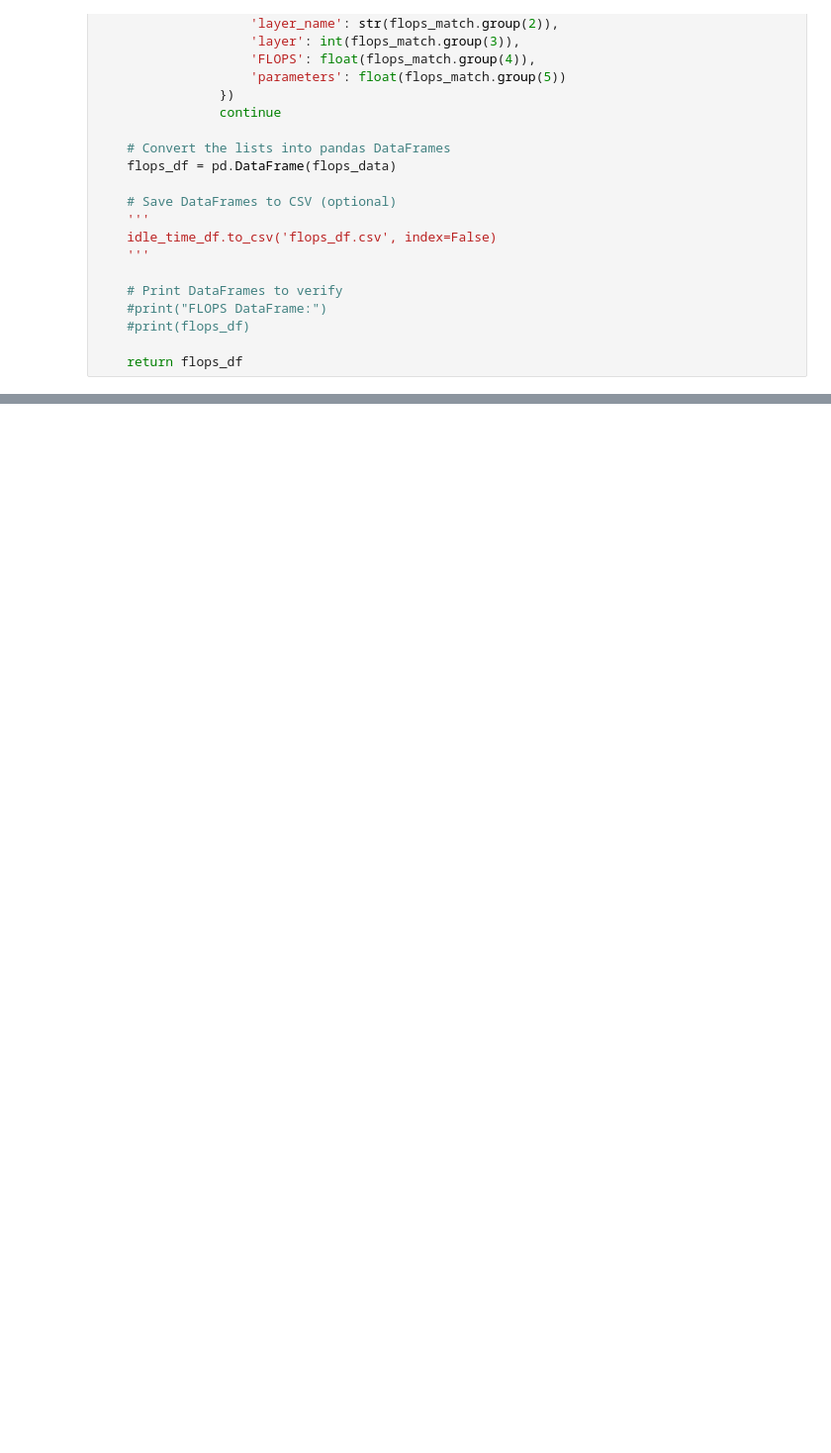
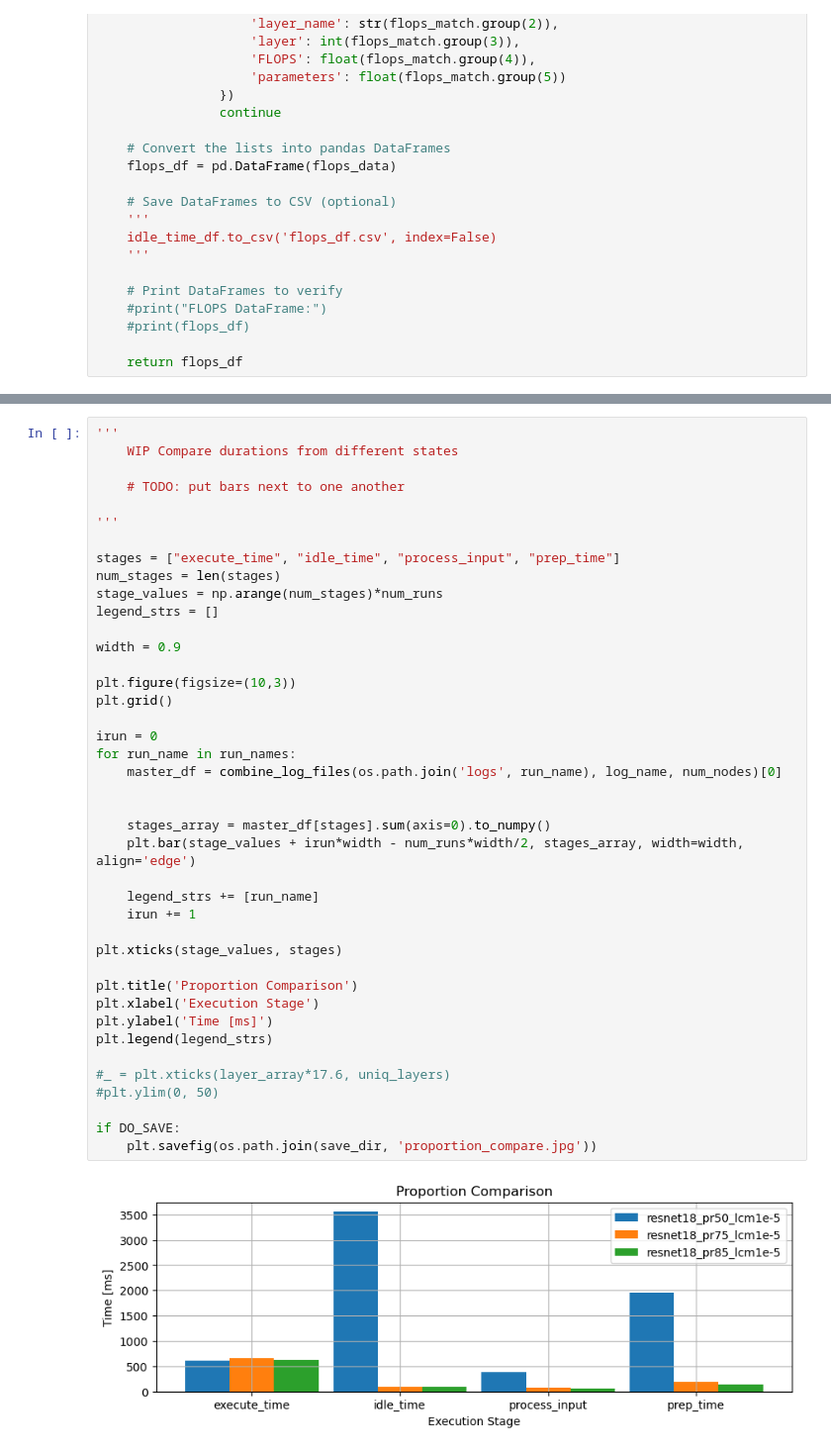
Before and after one commit to neu-spiral/CaP2, a Jupyter notebook: sandbox/plot_timing.ipynb, the cells around one changed output, grey strips where cells are left out. Shown at 99% size. Drawn from its saved outputs; the diff is of its cells as text; blank space fills up the shorter version.

Commit message:
started multiple runs comparison

```diff
--- a/sandbox/plot_timing.ipynb
+++ b/sandbox/plot_timing.ipynb
@@ -466,0 +477,43 @@ if DO_SAVE:
+# %%
+'''
+    WIP Compare durations from different states
+
+    # TODO: put bars next to one another
+
+'''
+
+stages = ["execute_time", "idle_time", "process_input", "prep_time"]
+num_stages = len(stages)
+stage_values = np.arange(num_stages)*num_runs
+legend_strs = []
+
+width = 0.9
+
+plt.figure(figsize=(10,3))
+plt.grid()
+
+irun = 0
+for run_name in run_names:
+    master_df = combine_log_files(os.path.join('logs', run_name), log_name, num_nodes)[0]
+
+
+    stages_array = master_df[stages].sum(axis=0).to_numpy()
+    plt.bar(stage_values + irun*width - num_runs*width/2, stages_array, width=width, align='edge')
+
+    legend_strs += [run_name]
+    irun += 1
+
+plt.xticks(stage_values, stages)
+
+plt.title('Proportion Comparison')
+plt.xlabel('Execution Stage')
+plt.ylabel('Time [ms]')
+plt.legend(legend_strs)
+
+#_ = plt.xticks(layer_array*17.6, uniq_layers)
+#plt.ylim(0, 50)
+
+if DO_SAVE:
+    plt.savefig(os.path.join(save_dir, 'proportion_compare.jpg'))
+# %% [output]
+[figure, added]
```
Also changed, not shown: parts of 11 cells of this notebook, 2 other files.
